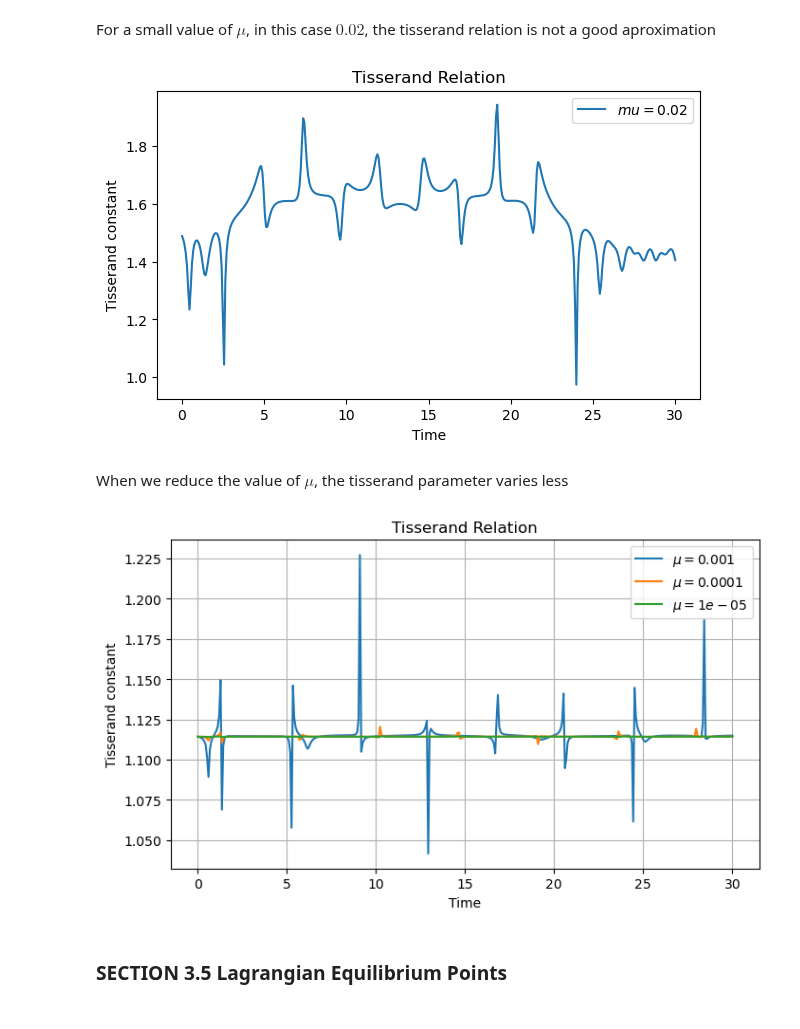
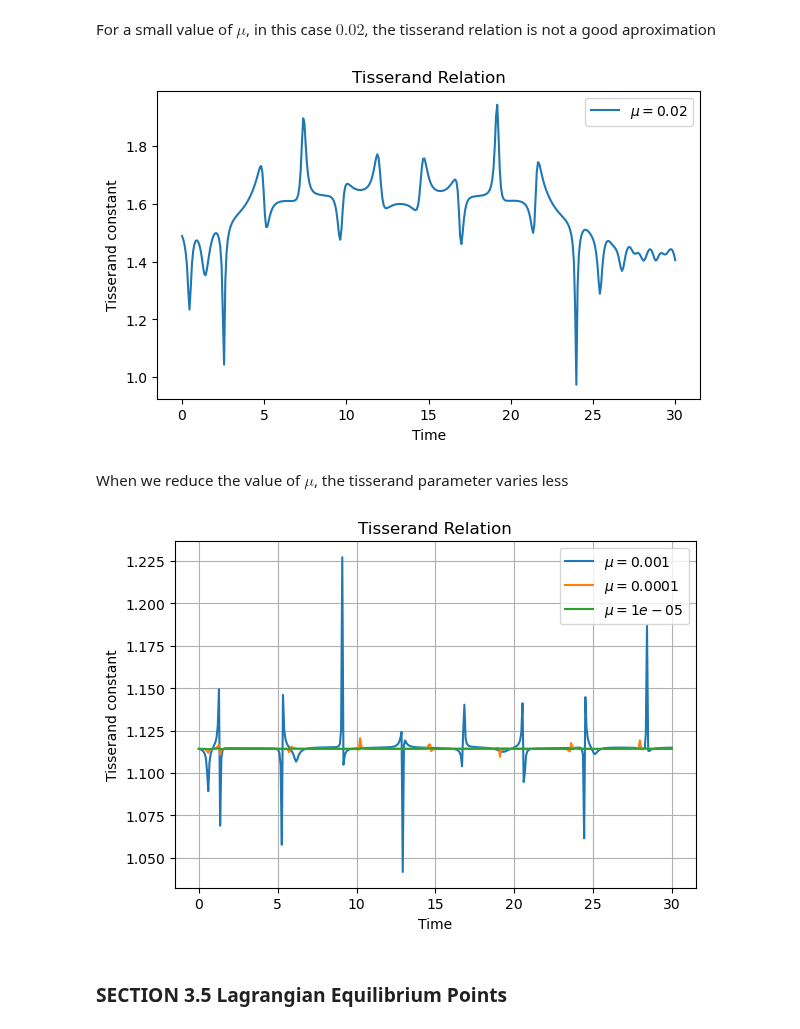
Before and after one commit to seap-udea/murray-dermott-action, a Jupyter notebook: CRTBP/Chapter_The_Restricted_Three_Body_Problem.ipynb, the cells around one changed output. Cells and saved outputs as stored; diff of their text form; code cells hidden in the pictures.

```diff
--- a/CRTBP/Chapter_The_Restricted_Three_Body_Problem.ipynb
+++ b/CRTBP/Chapter_The_Restricted_Three_Body_Problem.ipynb
@@ -227,0 +274,13 @@ anim.save('animations/excluded_regions.mp4')
+# %%
+mu = 0.2
+mu1 = 1-mu
+mu2 = mu
+
+x = np.linspace(-2,2,100)
+y = np.linspace(-2,2,100)
+
+X,Y = np.meshgrid(x,y)
+r1 = np.sqrt((X+mu2)**2+Y**2)
+r2 = np.sqrt((X-mu1)**2+Y**2)
+
+Cj = X**2+Y**2+2*(mu1/r1+mu2/r2)
@@ -251,40 +327,40 @@ position_m = np.linalg.norm(YStatic[:,:3],axis = 1)
 tisserand = hcos+(1/2)*(2/position_m-velocity_m**2)
 # %%
 fig, ax = plt.subplots(figsize = (7,4))
-ax.plot(np.linspace(0,t,dt),tisserand, label = r'$mu = 0.02$'.format(mu) )
+ax.plot(np.linspace(0,t,dt),tisserand, label = r'$\mu = 0.02$'.format(mu) )
 ax.set_xlabel('Time')
 ax.set_ylabel('Tisserand constant')
 ax.set_title('Tisserand Relation')
 ax.legend()
 plt.show()
 # %% [output]
-[figure, old version]
+[figure, new version]
 # %% [markdown]
 When we reduce the value of $\mu$, the tisserand parameter varies less
 # %%
 mu_s = [1e-3,1e-4,1e-5]
 # %%
-fig, ax = plt.subplots(figsize = (7,4))
+fig, ax = plt.subplots(figsize = (6,4))
 Y0 = [1.2,0.5,0,0,-1,0]
 for mu in mu_s:
     Y_try = CRTBP(Y0,t,mu,dt)
     Y_try_inertial = CRTBP_inertial(Y_try,t,dt)[2]
     hcos  = np.zeros(dt)
     for i in range(dt):
         hcos[i] = np.dot(Y_try_inertial[i,3:],np.cross([0,0,1],Y_try_inertial[i,:3]))
     velocity_m = np.linalg.norm(Y_try_inertial[:,3:],axis = 1)
     position_m = np.linalg.norm(Y_try_inertial[:,:3],axis = 1)
     tisserand = hcos+(1/2)*(2/position_m-velocity_m**2)
     ax.plot(np.linspace(0,t,dt),tisserand,label = r'$\mu = {}$'.format(mu))
     plt.tight_layout()
 ax.legend()
 ax.set_xlabel('Time')
 ax.set_ylabel('Tisserand constant')
 ax.set_title('Tisserand Relation')
 ax.grid()
 plt.show()
 # %% [output]
-[figure, old version]
+[figure, new version]
 # %% [markdown]
 ### SECTION 3.5 Lagrangian Equilibrium Points
 # %% [markdown]
```
Also changed, not shown: parts of 21 cells of this notebook, 5 other files.
